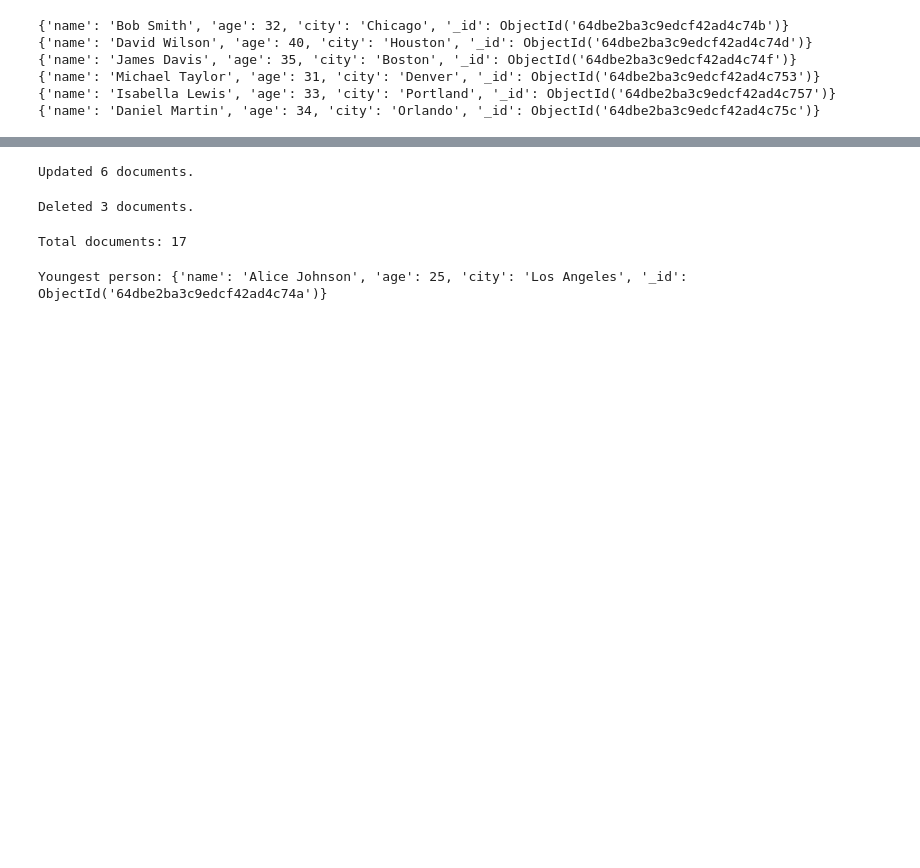
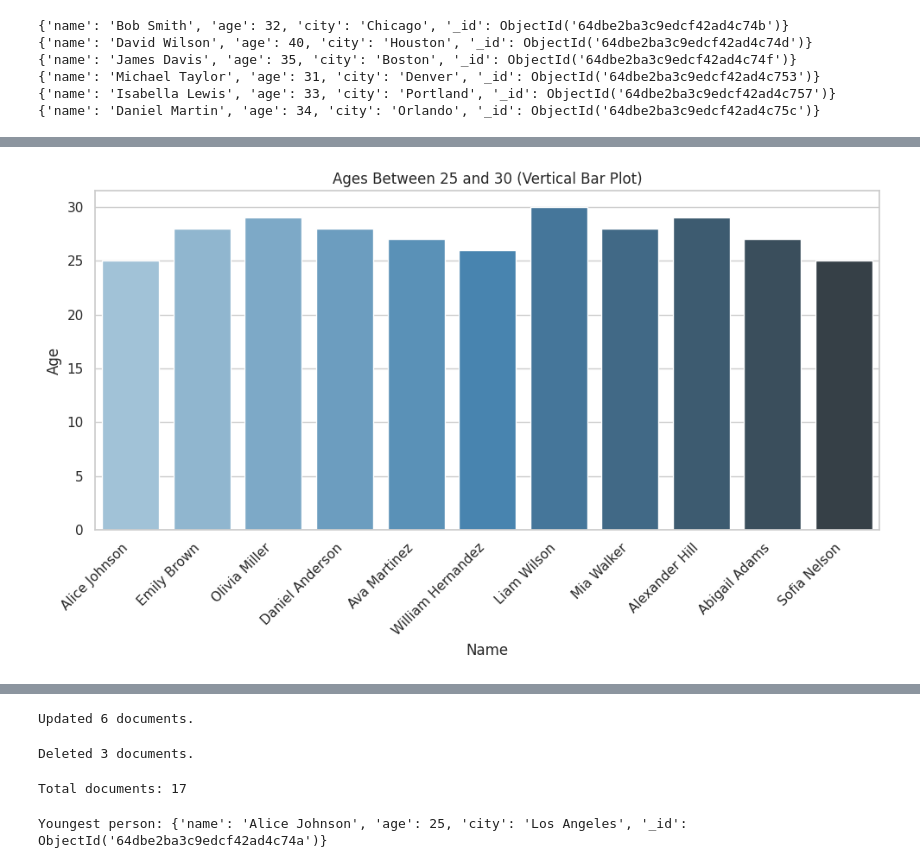
Before and after one commit to tmabgdata/Data-Engineering, a Jupyter notebook: Python_&_MongoDB/Scripts/Data_Engineer_Python_&_MongoDB.ipynb, the cells around one changed output, grey strips where cells are left out. Drawn from its saved outputs; the diff is of its cells as text; code cells hidden in the pictures; blank space fills up the shorter version.

```diff
--- a/Python_&_MongoDB/Scripts/Data_Engineer_Python_&_MongoDB.ipynb
+++ b/Python_&_MongoDB/Scripts/Data_Engineer_Python_&_MongoDB.ipynb
@@ -119,0 +139,30 @@ for doc in result:
+# %%
+# Find documents where age is between 25 and 30
+query = {"age": {"$gte": 25, "$lte": 30}}
+result = simulated_collection.find(query)
+
+# Armazenar os resultados da consulta em uma lista
+data_25_30 = list(result)
+
+# Definir estilo Seaborn
+sns.set(style="whitegrid")
+
+# Extrair nomes e idades
+names = [item['name'] for item in data_25_30]
+ages = [item['age'] for item in data_25_30]
+
+# Criar o gráfico de barras verticais
+plt.figure(figsize=(10, 6))
+ax = sns.barplot(x=names, y=ages, palette="Blues_d")
+
+# Personalizar o gráfico
+plt.xlabel('Name')
+plt.ylabel('Age')
+plt.title('Ages Between 25 and 30 (Vertical Bar Plot)')
+plt.xticks(rotation=45, ha="right")  # Rotaciona rótulos do eixo x para melhor legibilidade
+plt.tight_layout()
+
+# Mostrar gráfico
+plt.show()
+# %% [output]
+[figure, added]
```
Also changed, not shown: parts of 9 cells of this notebook.
